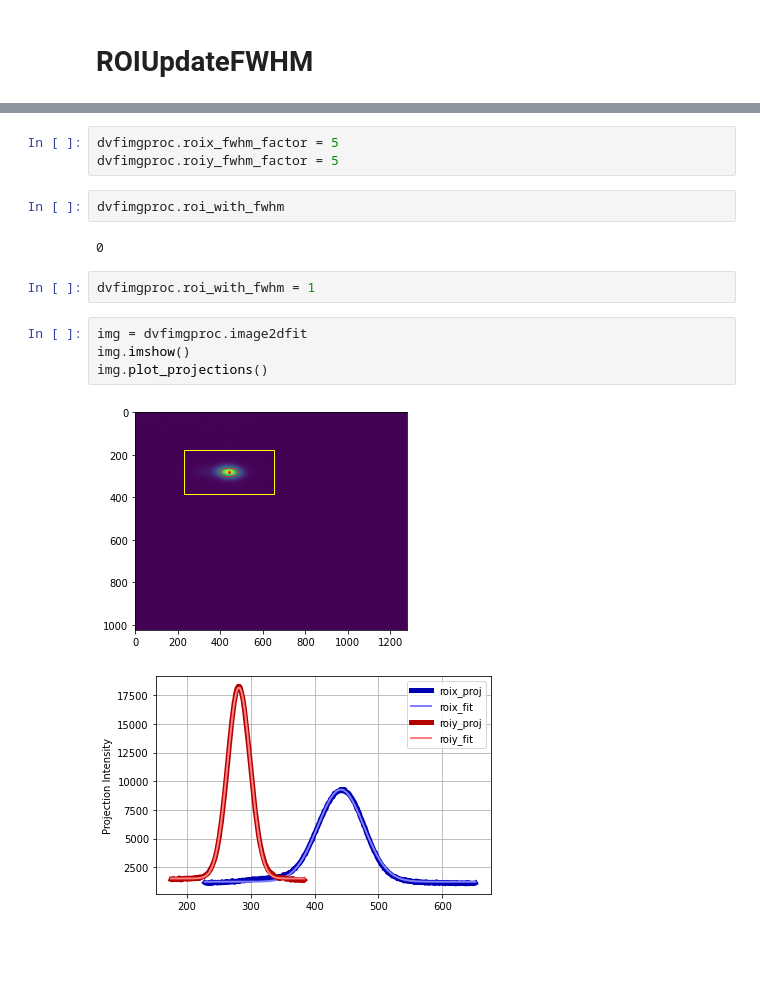
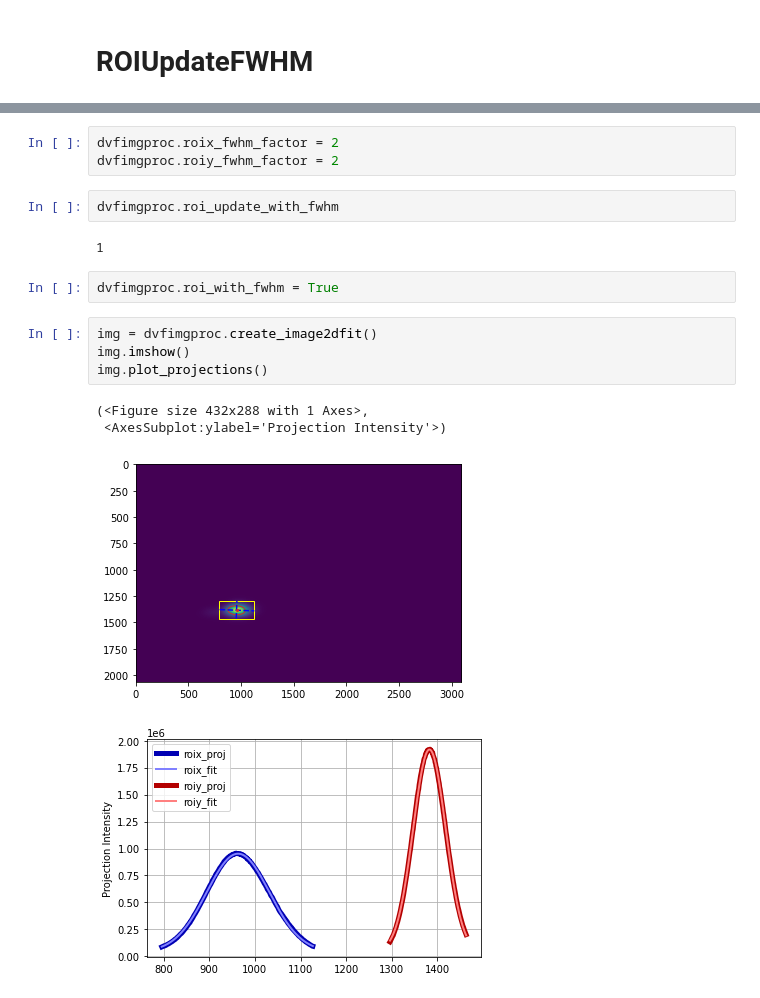
Before and after one commit to lnls-fac/mathphys, a Jupyter notebook: scripts/test-bl-ap-imgproc-ioc.ipynb, the cells around one changed output, grey strips where cells are left out. Saved outputs shown, nothing was run; the diff lists cells and outputs as text; blank space fills up the shorter version.

```diff
--- a/scripts/test-bl-ap-imgproc-ioc.ipynb
+++ b/scripts/test-bl-ap-imgproc-ioc.ipynb
@@ -239,16 +81,18 @@ roiy_fwhm_factor:  5.0
 # %%
-dvfimgproc.roix_fwhm_factor = 5
-dvfimgproc.roiy_fwhm_factor = 5
+dvfimgproc.roix_fwhm_factor = 2
+dvfimgproc.roiy_fwhm_factor = 2
+# %%
+dvfimgproc.roi_update_with_fwhm
+# %% [output]
+1
 # %%
-dvfimgproc.roi_with_fwhm
+dvfimgproc.roi_with_fwhm = True
-# %% [output]
-0
-# %%
-dvfimgproc.roi_with_fwhm = 1
 # %%
-img = dvfimgproc.image2dfit
+img = dvfimgproc.create_image2dfit()
 img.imshow()
 img.plot_projections()
 # %% [output]
+(<Figure size 432x288 with 1 Axes>,
+ <AxesSubplot:ylabel='Projection Intensity'>)
-[figure, old version]
+[figure, new version]
-[figure, old version]
+[figure, new version]
```
Also changed, not shown: parts of 10 cells of this notebook.
